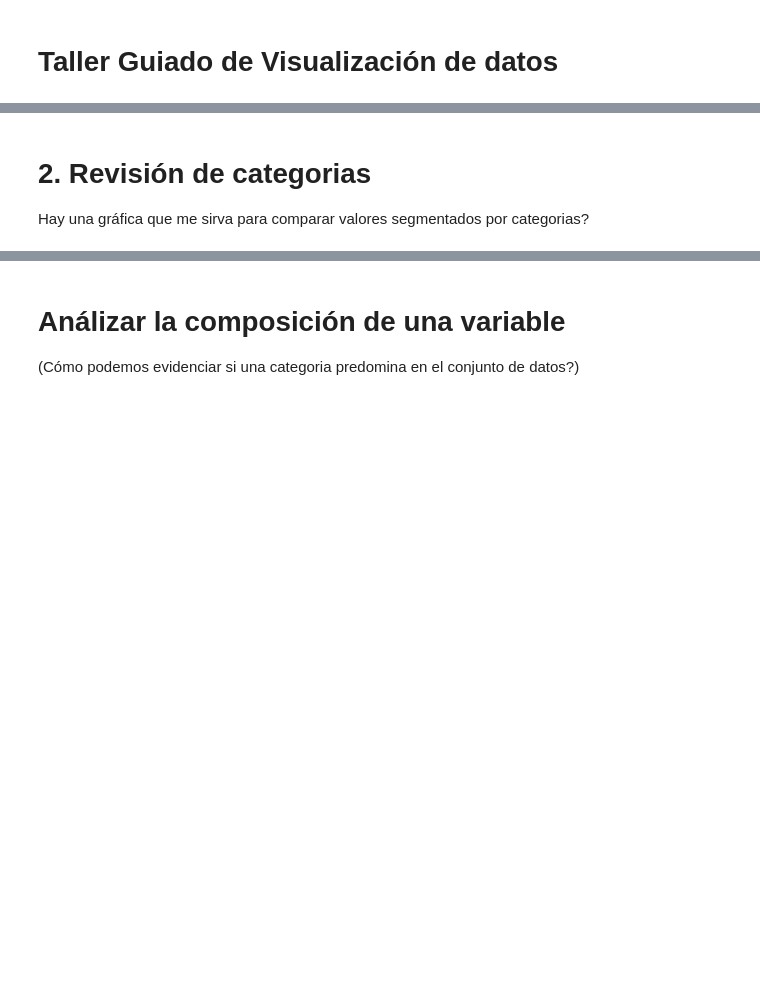
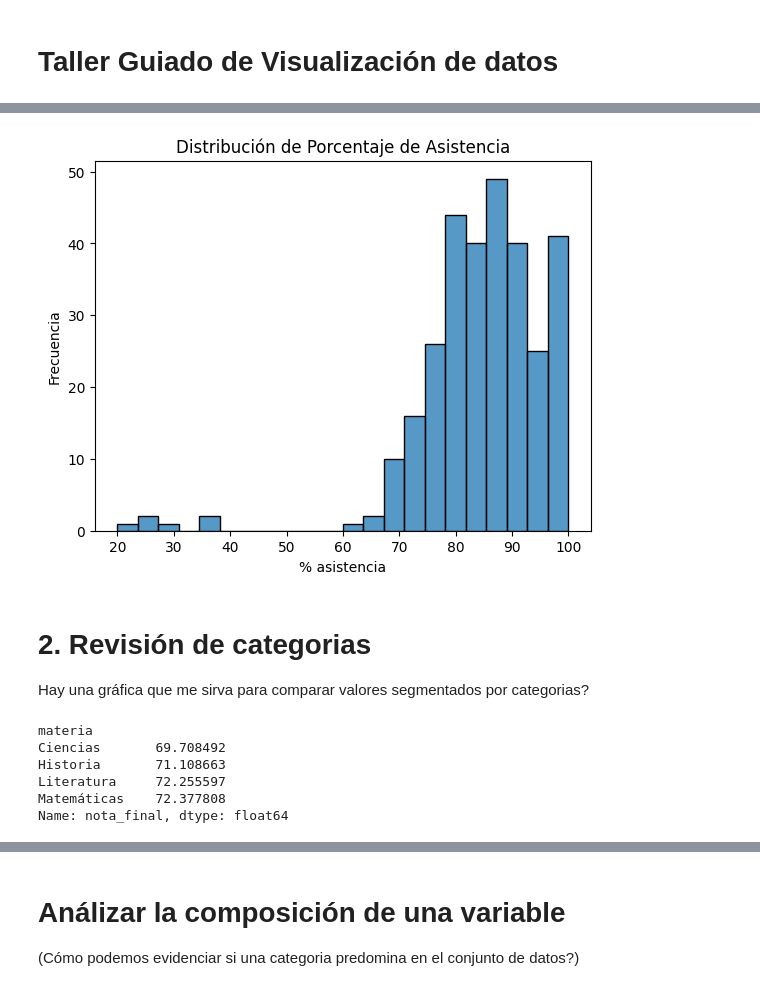
Before and after one commit to cdsaineac/Bootcamp-DS-202605, a Jupyter notebook: Clase 10 - Visualizacion de datos/Taller_Guiado_Visualización_de_datos.ipynb, the cells around one changed output, grey strips where cells are left out. Cells and saved outputs as stored; diff of their text form; code cells hidden in the pictures; blank space fills up the shorter version.

```diff
--- a/Clase 10 - Visualizacion de datos/Taller_Guiado_Visualización_de_datos.ipynb
+++ b/Clase 10 - Visualizacion de datos/Taller_Guiado_Visualización_de_datos.ipynb
@@ -6,3 +94,21 @@
+# %%
+sns.histplot(notas['asistencia_pct'])
+plt.xlabel('% asistencia')
+plt.ylabel('Frecuencia')
+plt.title('Distribución de Porcentaje de Asistencia')
+plt.show()
+# %% [output]
+[figure, added]
 # %% [markdown]
 # 2. Revisión de categorias
 Hay una gráfica que me sirva para comparar valores segmentados por categorias?
+# %%
+promedio_materias = notas.groupby("materia")["nota_final"].mean()
+promedio_materias
+# %% [output]
+materia
+Ciencias       69.708492
+Historia       71.108663
+Literatura     72.255597
+Matemáticas    72.377808
+Name: nota_final, dtype: float64
```
Also changed, not shown: parts of 13 cells of this notebook.
